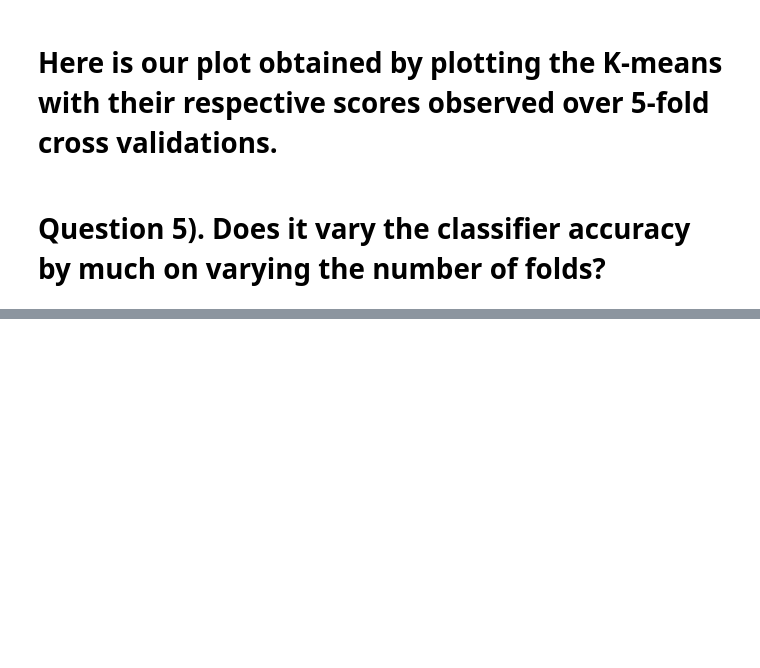
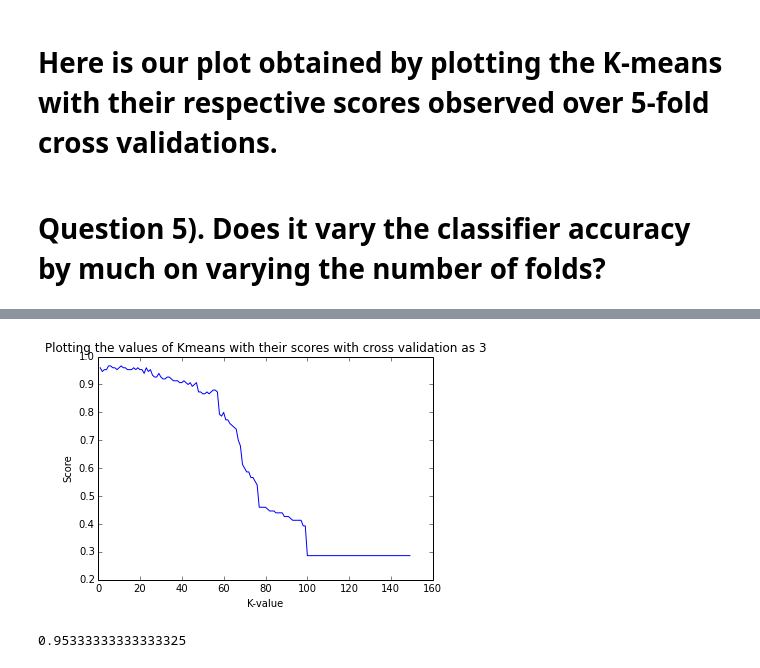
Before and after one commit to saryamane/GA_DAT_Assignments, a Jupyter notebook: GA_DS_DAT5_HW2_SamirAryamane.ipynb, the cells around one changed output, grey strips where cells are left out. Cells and saved outputs as stored; diff of their text form; code cells hidden in the pictures; blank space fills up the shorter version.

```diff
--- a/GA_DS_DAT5_HW2_SamirAryamane.ipynb
+++ b/GA_DS_DAT5_HW2_SamirAryamane.ipynb
@@ -208,0 +237,12 @@ pyplot.show()
+# %%
+# Split it across 3 fold as cross validation.
+
+# X = numpy array of just the data set.
+# y = numpy array of just the New_Target column defined above.
+
+X = data[['SepalLength', 'SepalWidth', 'PetalLenght', 'PetalWidth']].values
+y = data['New_Target'].values
+
+X_train, X_test, y_train, y_test = train_test_split( X, y, test_size=0.33, random_state=0)
+
+cross_validate(X, y, KNeighborsClassifier(3).fit, 3)
@@ -208,0 +251,6 @@ pyplot.show()
+# %%
+B = []
+for i in range(1, 150):
+    myknn = KNeighborsClassifier(i).fit
+    print "For k value of " + str(i) + " = " + "score is " + str(cross_validate (X, y, myknn, 3))
+    B.append(str(cross_validate (X, y, myknn, 3)))
@@ -208,0 +275,25 @@ pyplot.show()
+# %%
+X = range(1,150)
+Y = B
+
+pyplot.plot( X, Y, '-' )
+pyplot.title( 'Plotting the values of Kmeans with their scores with cross validation as 3' )
+pyplot.xlabel( 'K-value' )
+pyplot.ylabel( 'Score' )
+pyplot.show()
+# %% [output]
+[figure, added]
+# %%
+# Split across 6 cross fold validations.
+
+# X = numpy array of just the data set.
+# y = numpy array of just the New_Target column defined above.
+
+X = data[['SepalLength', 'SepalWidth', 'PetalLenght', 'PetalWidth']].values
+y = data['New_Target'].values
+
+X_train, X_test, y_train, y_test = train_test_split( X, y, test_size=0.166, random_state=0)
+
+cross_validate(X, y, KNeighborsClassifier(3).fit, 6)
+# %% [output]
+0.95333333333333325
```
Also changed, not shown: parts of 19 cells of this notebook, 1 other file.
